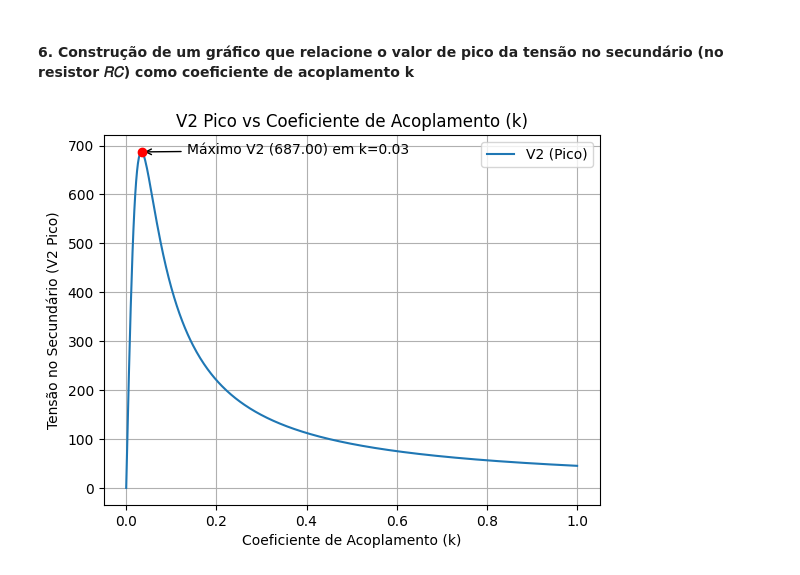
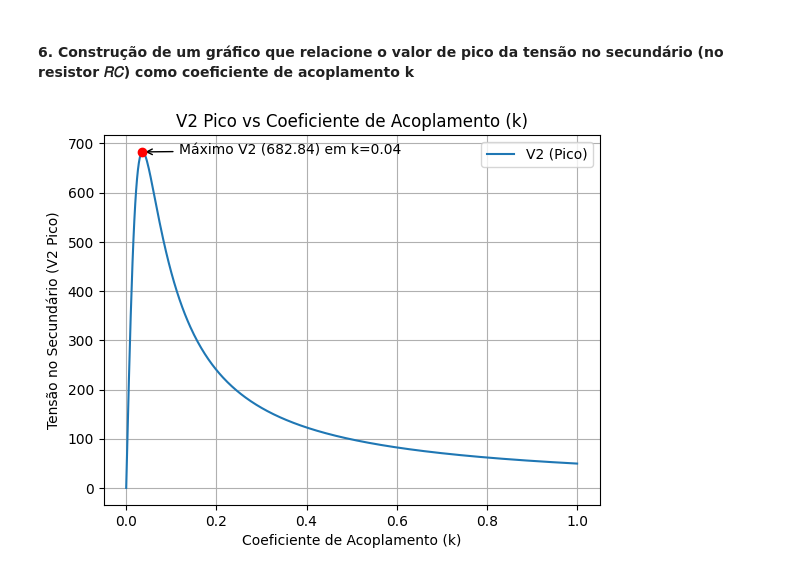
Before and after one commit to DeLucca990/Electromagnetism-Project, a Jupyter notebook: projeto/main.ipynb, the cells around one changed output. Cells and saved outputs as stored; diff of their text form; code cells hidden in the pictures.

```diff
--- a/projeto/main.ipynb
+++ b/projeto/main.ipynb
@@ -15,7 +15,7 @@ C1 = C2 = 0.1e-6
 
 RC = 400
 f = 1/(2*np.pi*np.sqrt(C1*L1))
-k = 0.1
+k = 0.5
 
 w = 2*pi*f
 M = k*sqrt(L1*L2)
@@ -69,7 +69,7 @@ I1_list = []
 I2_list = []
 
 for f in fs:
-    w = 2*pi*f
+    w = 2*np.pi*f
     XL1 = w * L1 * 1j
     XL2 = w * L2 * 1j
     XC1 = 1/(w * C1 * 1j)
@@ -95,6 +95,8 @@ plt.show()
 L_values = [100e-6, 200e-6, 300e-6, 400e-6, 500e-6, 600e-6]
 fr_values = np.linspace(0, 100e3, 1000)
 V1 = 50
+R1 = R2 = 0.5
+k = 0.5
 
 for L in L_values:
     L1 = L2 = L
@@ -118,7 +120,7 @@ for L in L_values:
         V2 = I2 * ZEQ
         V2_values.append(abs(V2))
 
-    plt.plot(fr_values, V2_values, label=f'L={L*1e6:.0f} uH')
+    plt.plot(fr_values, V2_values, label=f'L={L*1e6:.0f} µH')
 
 plt.xlabel("Frequência de Ressonância (Hz)")
 plt.ylabel("|V2| (V)")
@@ -132,9 +134,12 @@ plt.show()
 #### 5. Construção de gráficos das potências e da eficiência em função da frequência
 # %%
 L = 300e-6
+R1 = R2 = 0.5
+C1 = C2 = 0.1e-6
 L1 = L2 = L
 fr_values = np.linspace(0, 100e3, 1000)
 V1 = 50
+k = 0.5
 
 P_in_list = []
 P_out_list = []
@@ -143,10 +148,8 @@ efficiency_list = []
 for fr in fr_values:
     w = 2 * np.pi * fr
     if w == 0:
-        C1 = C2 = np.inf
         XC1 = XC2 = 0
     else:
-        C1 = C2 = 1 / ((w ** 2) * L1)
         XL1 = w * L1 * 1j
         XL2 = w * L2 * 1j
         XC1 = 1 / (w * C1 * 1j)
@@ -157,16 +160,16 @@ for fr in fr_values:
 
     I1, I2 = CalcularTransformador(V1, ZEQ)
     V2 = I2 * ZEQ
-    P_in = V1 * I1.real
-    P_out = abs(V2) * I2.real
+    P_in = V1 * I1.conjugate() / 2
+    P_out = V2 * I2.conjugate() / 2
 
     if P_in != 0:
-        efficiency = (P_out / P_in)*100
+        efficiency = (P_out.real / P_in.real)*100
     else:
         efficiency = 0
 
-    P_in_list.append(P_in)
-    P_out_list.append(P_out)
+    P_in_list.append(P_in.real)
+    P_out_list.append(P_out.real)
     efficiency_list.append(efficiency)
 
 fig, (ax1, ax2) = plt.subplots(1, 2, figsize=(15, 6))
@@ -193,32 +196,42 @@ plt.show()
 #### 6. Construção de um gráfico que relacione o valor de pico da tensão no secundário (no resistor 𝑅𝐶) como coeficiente de acoplamento k
 # %%
 k_values = np.linspace(0, 1, 500)
+V1 = 50
+R1 = R2 = 0.5
+L1 = L2 = 300e-6
+C1 = C2 = 0.1e-6
 f = 1/(2*np.pi*np.sqrt(C1*L1))
 w = 2*pi*f
 
 V2_list = []
 
 for k in k_values:
+    XL1 = w * L1 * 1j
+    XL2 = w * L2 * 1j
+    XC1 = 1 / (w * C1 * 1j)
+    XC2 = 1 / (w * C2 * 1j)
     M = k * sqrt(L1*L2)
     XM = w * M * 1j
     ZEQ = (RC * XC2)/(RC + XC2)
 
     I1, I2 = CalcularTransformador(V1, ZEQ)
     V2 = I2 * ZEQ
     V2_list.append(abs(V2))
 
 k_max = k_values[np.argmax(V2_list)]
 V2_max = np.max(V2_list)
 
 plt.plot(k_values, V2_list, label='V2 (Pico)')
 plt.xlabel('Coeficiente de Acoplamento (k)')
 plt.ylabel('Tensão no Secundário (V2 Pico)')
 plt.title('V2 Pico vs Coeficiente de Acoplamento (k)')
 plt.scatter(k_max, V2_max, color='red', zorder=5)
-plt.annotate(f'Máximo V2 ({V2_max:.2f}) em k={k_max:.2f}', (k_max, V2_max), xytext=(k_max+0.1, V2_max-5),
-             arrowprops=dict(facecolor='black', arrowstyle='->'))
+plt.annotate(f'Máximo V2 ({V2_max:.2f}) em k={k_max:.2f}', (k_max, V2_max), xytext=(k_max+0.08, V2_max-5),
+            arrowprops=dict(facecolor='black', arrowstyle='->'))
 plt.grid(True)
 plt.legend()
 plt.show()
+
+# Para cada frequência existe uam distância ótima para transmitir energia e vice-versa!!!
 # %% [output]
-[figure, old version]
+[figure, new version]
```
Also changed, not shown: parts of 7 cells of this notebook.
